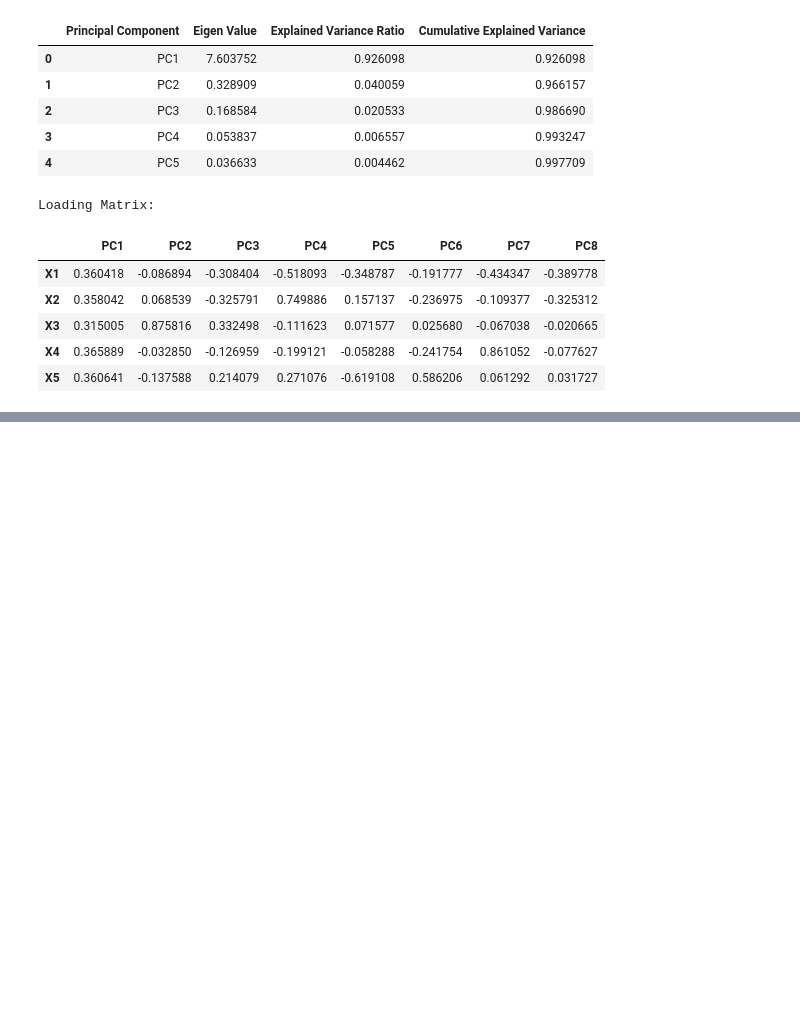
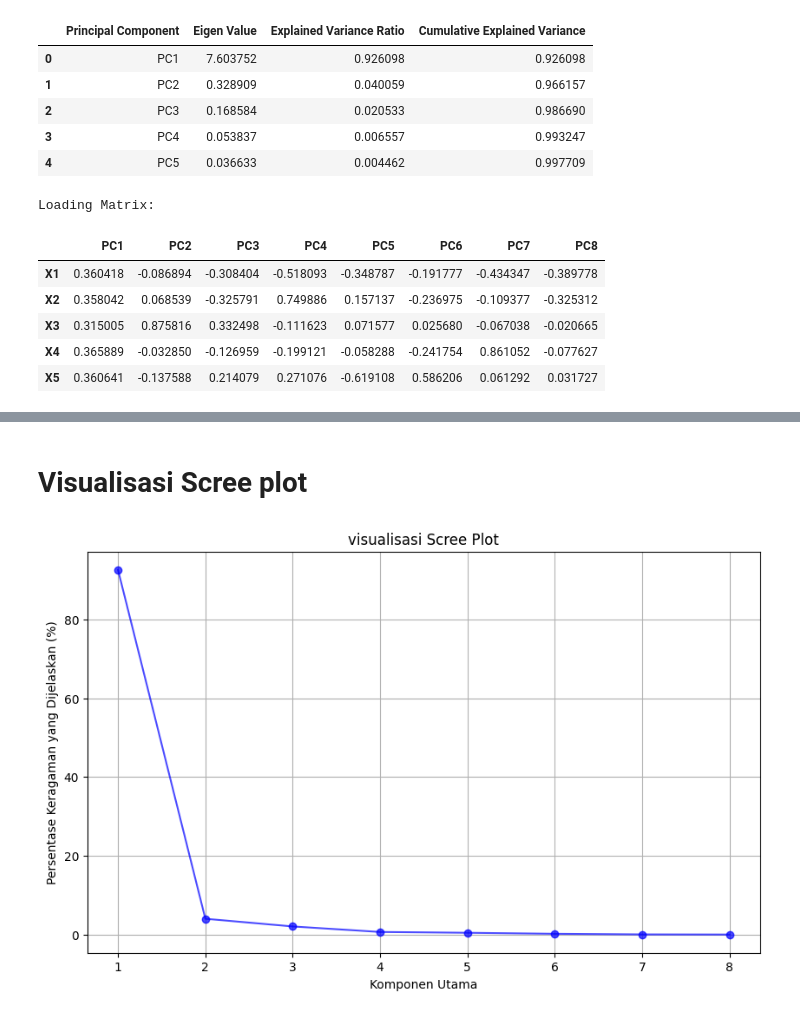
Before and after one commit to yowxy/Analysis-of-Education-in-indonesia, a Jupyter notebook: index.ipynb, the cells around one changed output, grey strips where cells are left out. Saved outputs shown, nothing was run; the diff lists cells and outputs as text; code cells hidden in the pictures; blank space fills up the shorter version.

Commit message:
feat: proyeksi scores PCA and make an Visualisation Scree plot and Indivisuals Plot

```diff
--- a/index.ipynb
+++ b/index.ipynb
@@ -162,0 +183,16 @@ Loading Matrix:
+# %% [markdown]
+# Visualisasi Scree plot
+# %%
+explained_variance_ratio = pca.explained_variance_ratio_
+explained_var_percentage = explained_variance_ratio * 100
+
+plt.figure(figsize=(10, 6))
+plt.plot(range(1, len(explained_var_percentage) + 1), explained_var_percentage, alpha=0.7, color='blue', marker='o')
+plt.xlabel('Komponen Utama')
+plt.ylabel('Persentase Keragaman yang Dijelaskan (%)')
+plt.title('visualisasi Scree Plot')
+plt.xticks(range(1, len(explained_var_percentage) + 1))
+plt.grid()
+plt.show()
+# %% [output]
+[figure, added]
```
Also changed, not shown: parts of 4 cells of this notebook.
